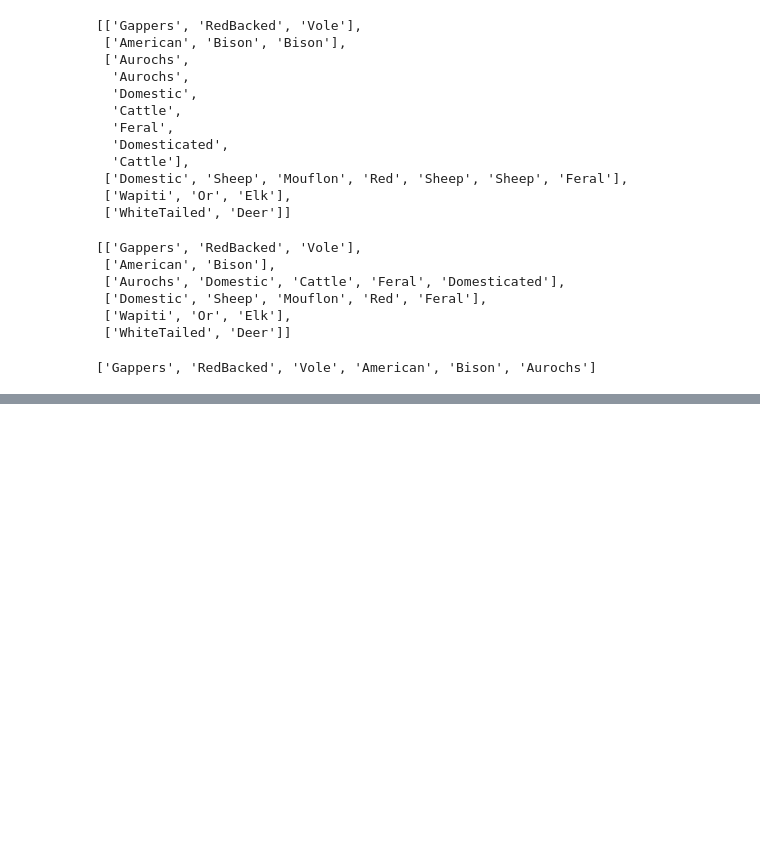
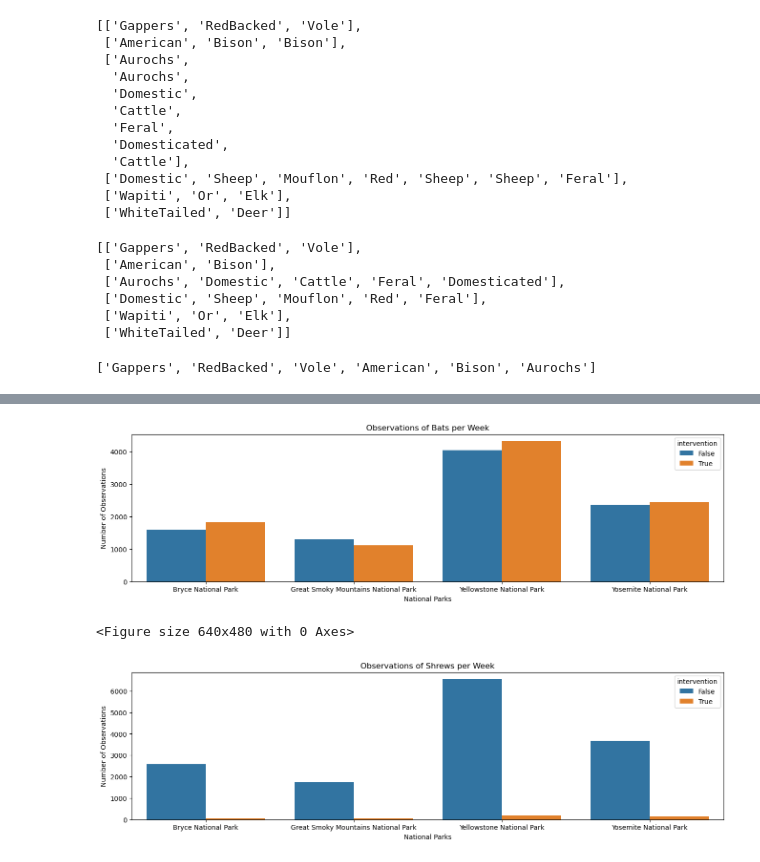
Before and after one commit to RacerBeats/portfolio-project--biodiversity_starter, a Jupyter notebook: biodiversity.ipynb, the cells around one changed output, grey strips where cells are left out. Drawn from its saved outputs; the diff is of its cells as text; code cells hidden in the pictures; blank space fills up the shorter version.

```diff
--- a/biodiversity.ipynb
+++ b/biodiversity.ipynb
@@ -296,0 +299,4 @@ We are now counting the word instances of each kind of unique common name. It se
+# %%
+species_info['is_bat'] = species_info.common_names.str.contains(r"\bBat\b", regex = True)
+species_info['is_shrew'] = species_info.common_names.str.contains(r"\bShrew\b", regex = True)
+species_info.head(10)
@@ -296,0 +342,6 @@ We are now counting the word instances of each kind of unique common name. It se
+# %%
+bat_sighting = observations.merge(species_info[species_info.is_bat])
+print(bat_sighting)
+
+shrew_sighting = observations.merge(species_info[species_info.is_shrew])
+print(shrew_sighting)
@@ -296,0 +388,3 @@ We are now counting the word instances of each kind of unique common name. It se
+# %%
+bat_obs_by_park = bat_sighting.groupby(['park_name','intervention']).observations.sum().reset_index()
+bat_obs_by_park
@@ -296,0 +401,3 @@ We are now counting the word instances of each kind of unique common name. It se
+# %%
+shrew_obs_by_park = shrew_sighting.groupby(['park_name','intervention']).observations.sum().reset_index()
+shrew_obs_by_park
@@ -296,0 +414,20 @@ We are now counting the word instances of each kind of unique common name. It se
+# %%
+#create graphs for each
+plt.figure(figsize=(16, 4))
+sns.barplot(x=bat_obs_by_park.park_name, y= bat_obs_by_park.observations, hue=bat_obs_by_park.intervention)
+plt.xlabel('National Parks')
+plt.ylabel('Number of Observations')
+plt.title('Observations of Bats per Week')
+plt.show()
+plt.clf()
+
+plt.figure(figsize=(16, 4))
+sns.barplot(x=shrew_obs_by_park.park_name, y= shrew_obs_by_park.observations, hue=shrew_obs_by_park.intervention)
+plt.xlabel('National Parks')
+plt.ylabel('Number of Observations')
+plt.title('Observations of Shrews per Week')
+plt.show()
+# %% [output]
+[figure, added]
+<Figure size 640x480 with 0 Axes>
+[figure, added]
```
Also changed, not shown: parts of 14 cells of this notebook, 1 other file.
